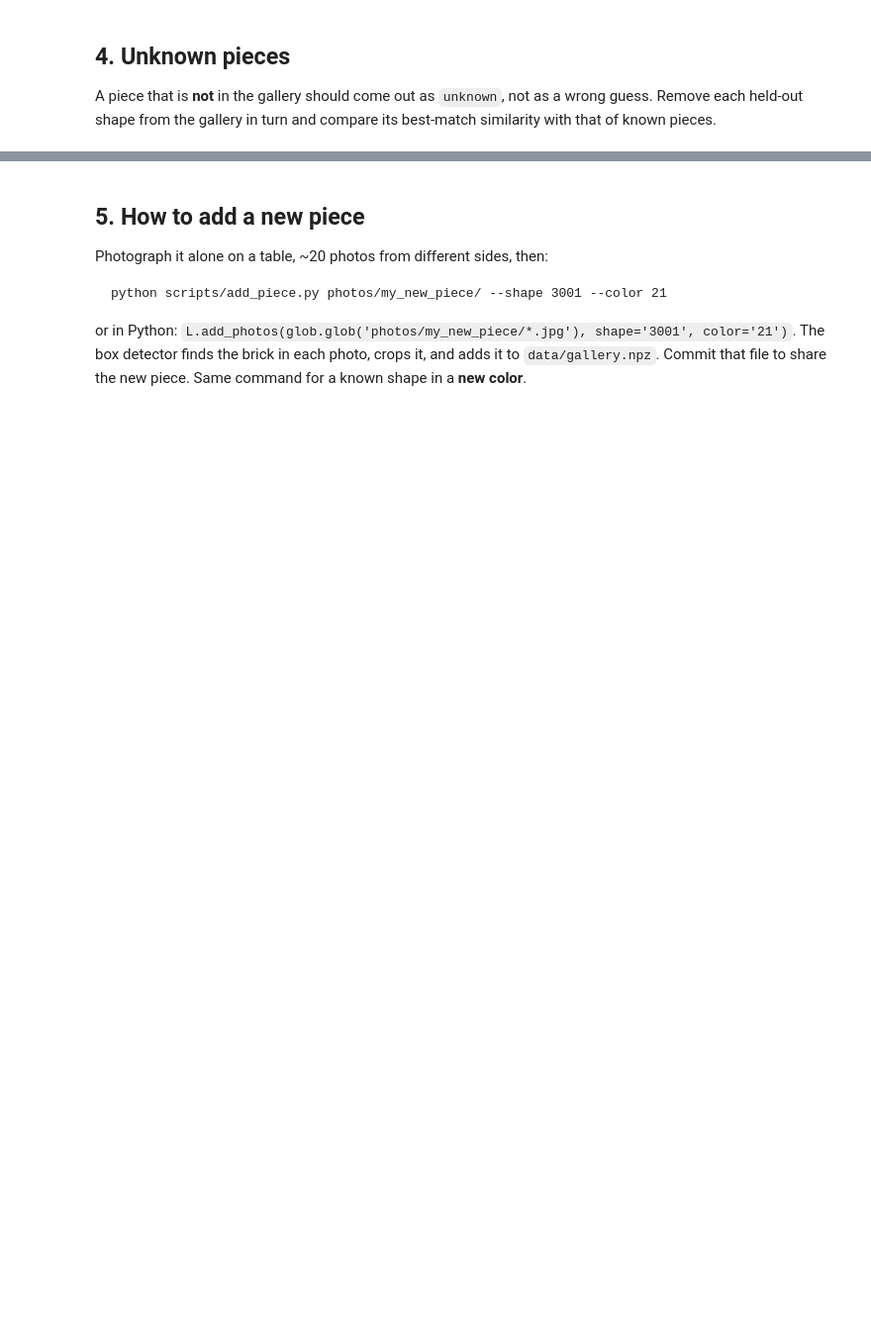
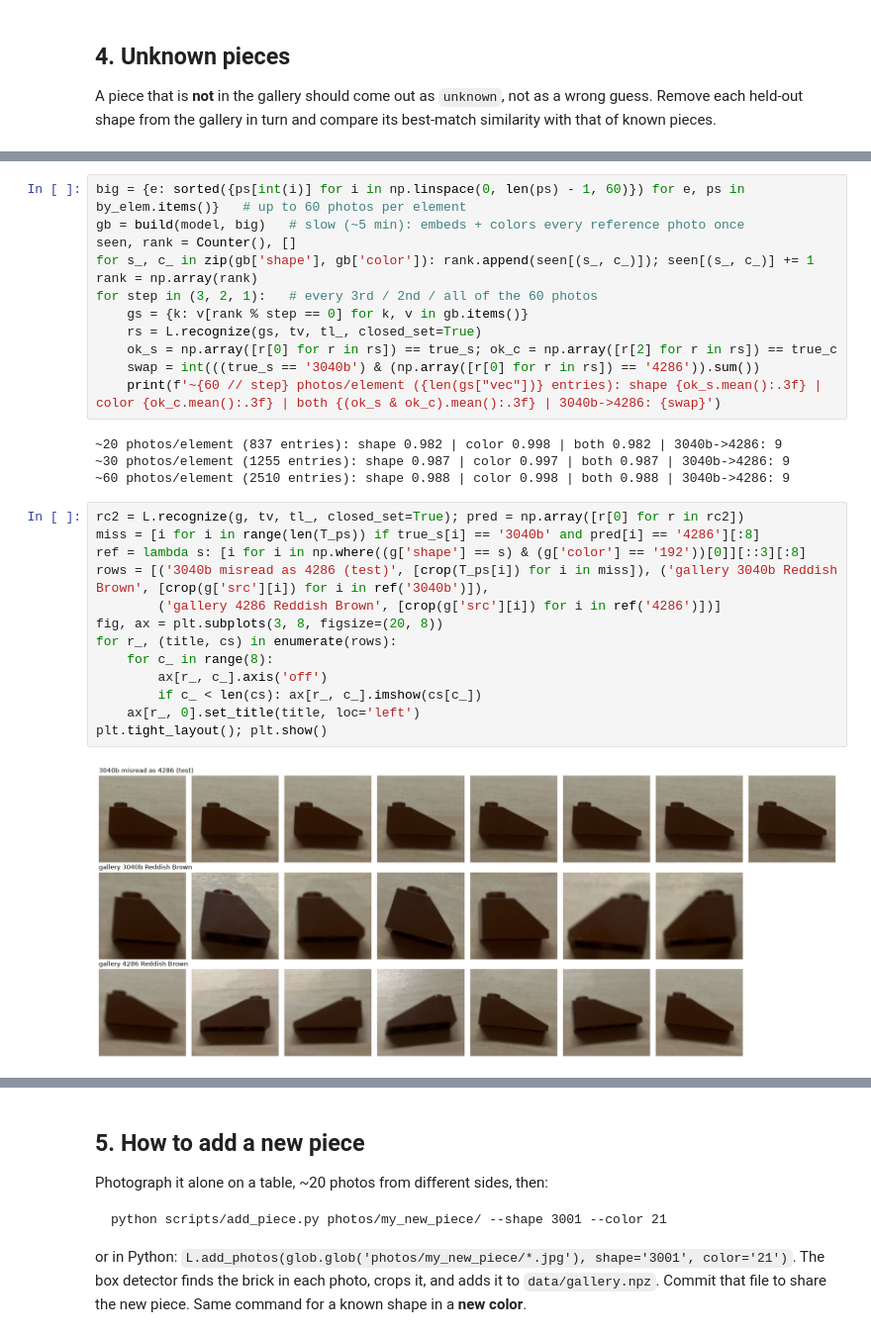
Before and after one commit to Fusion-Rebooted/Fusion-Recognition, a Jupyter notebook: notebooks/lookup.ipynb, the cells around one changed output, grey strips where cells are left out. Shown at 99% size. Drawn from its saved outputs; the diff is of its cells as text; blank space fills up the shorter version.

```diff
--- a/notebooks/lookup.ipynb
+++ b/notebooks/lookup.ipynb
@@ -117,0 +186,31 @@ print(f'-> set SHAPE_MIN_SIM = {th:.2f} in lego_lookup.py')
+# %%
+big = {e: sorted({ps[int(i)] for i in np.linspace(0, len(ps) - 1, 60)}) for e, ps in by_elem.items()}   # up to 60 photos per element
+gb = build(model, big)   # slow (~5 min): embeds + colors every reference photo once
+seen, rank = Counter(), []
+for s_, c_ in zip(gb['shape'], gb['color']): rank.append(seen[(s_, c_)]); seen[(s_, c_)] += 1
+rank = np.array(rank)
+for step in (3, 2, 1):   # every 3rd / 2nd / all of the 60 photos
+    gs = {k: v[rank % step == 0] for k, v in gb.items()}
+    rs = L.recognize(gs, tv, tl_, closed_set=True)
+    ok_s = np.array([r[0] for r in rs]) == true_s; ok_c = np.array([r[2] for r in rs]) == true_c
+    swap = int(((true_s == '3040b') & (np.array([r[0] for r in rs]) == '4286')).sum())
+    print(f'~{60 // step} photos/element ({len(gs["vec"])} entries): shape {ok_s.mean():.3f} | color {ok_c.mean():.3f} | both {(ok_s & ok_c).mean():.3f} | 3040b->4286: {swap}')
+# %% [output]
+~20 photos/element (837 entries): shape 0.982 | color 0.998 | both 0.982 | 3040b->4286: 9
+~30 photos/element (1255 entries): shape 0.987 | color 0.997 | both 0.987 | 3040b->4286: 9
+~60 photos/element (2510 entries): shape 0.988 | color 0.998 | both 0.988 | 3040b->4286: 9
+# %%
+rc2 = L.recognize(g, tv, tl_, closed_set=True); pred = np.array([r[0] for r in rc2])
+miss = [i for i in range(len(T_ps)) if true_s[i] == '3040b' and pred[i] == '4286'][:8]
+ref = lambda s: [i for i in np.where((g['shape'] == s) & (g['color'] == '192'))[0]][::3][:8]
+rows = [('3040b misread as 4286 (test)', [crop(T_ps[i]) for i in miss]), ('gallery 3040b Reddish Brown', [crop(g['src'][i]) for i in ref('3040b')]),
+        ('gallery 4286 Reddish Brown', [crop(g['src'][i]) for i in ref('4286')])]
+fig, ax = plt.subplots(3, 8, figsize=(20, 8))
+for r_, (title, cs) in enumerate(rows):
+    for c_ in range(8):
+        ax[r_, c_].axis('off')
+        if c_ < len(cs): ax[r_, c_].imshow(cs[c_])
+    ax[r_, 0].set_title(title, loc='left')
+plt.tight_layout(); plt.show()
+# %% [output]
+[figure, added]
```
Also changed, not shown: parts of 12 cells of this notebook, 25 other files.
